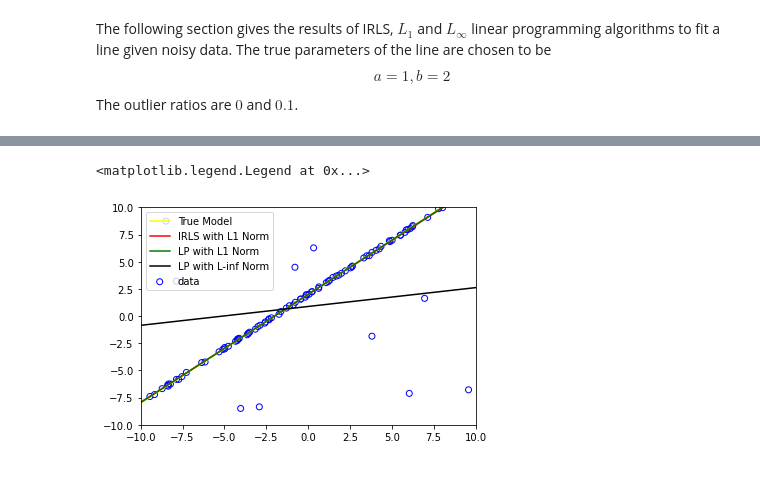
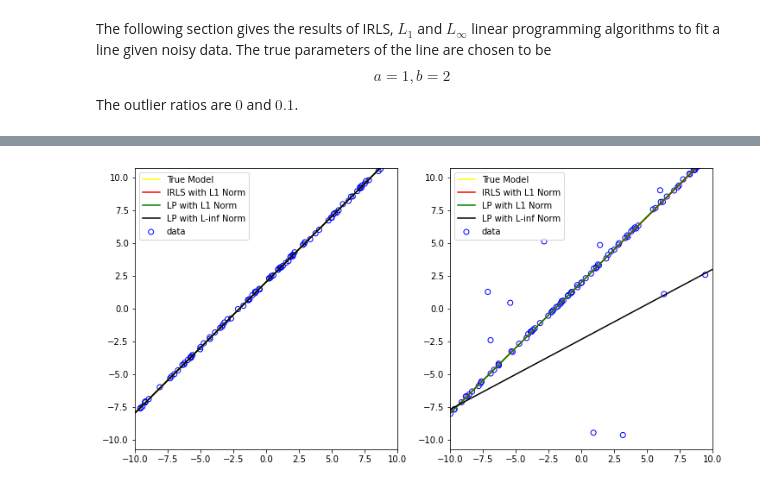
Before and after one commit to boqchen/Mathematical-Foundations-of-Computer-Graphics-and-Vision---SS21, a Jupyter notebook: MCGV_HW_1.ipynb, the cells around one changed output, grey strips where cells are left out. Saved outputs shown, nothing was run; the diff lists cells and outputs as text; code cells hidden in the pictures.

```diff
--- a/MCGV_HW_1.ipynb
+++ b/MCGV_HW_1.ipynb
@@ -658,38 +661,49 @@ def linear_program(data=None, norm=None):
 # %% [markdown]
 The following section gives the results of IRLS, $L_1$ and $L_\infty$ linear programming algorithms to fit a line given noisy data. The true parameters of the line are chosen to be $$a=1, b=2$$ The outlier ratios are $0$ and $0.1$.
 # %%
+import warnings
+
+warnings.filterwarnings('ignore')
+
 a = 1
 b = 2
-outlier_ratio = float(input('Enter outlier ratio'))
-data = generate_line_data_points(a=a, b=b, outlier_ratio=outlier_ratio, tau=0.1, N=100)
-plt.scatter(data[0, :], data[1, :], facecolors='none', edgecolors='blue', label = 'data')
-start_1 = time.time()
-a_irls, b_irls, n, res_irls = irls_L1(data , max_iteration=100 , tolerence=0.01)
-end_1 = time.time()
-print('-------------- IRLS ---------------')
-print('IRLS:', 'a =', a_irls, 'b =', b_irls, 'residual =', res_irls, 'run time:', end_1-start_1)
-start_2 = time.time()
-a_L1, b_L1, res_L1 = linear_program(data, norm='L1')
-end_2 = time.time()
-print('-------------- L1 ---------------')
-print('L1:', 'a =', a_L1, 'b =', b_L1, 'residual =', res_L1, 'run time:', end_2-start_2 )
-start_3 = time.time()
-a_Linf, b_Linf, res_Linf = linear_program(data, norm='Linf')
-end_3 = time.time()
-print('-------------- Linf ---------------')
-print('Linf:', 'a =', a_Linf, 'b =', b_Linf, 'residual =', res_Linf, 'run time:', end_3-start_3)
-x = np.linspace(-10,10,100)
-y = a*x + b
-y_irls = a_irls*x+b_irls
-y_L1 = a_L1*x+b_L1
-y_Linf = a_Linf*x+b_Linf
-plt.xlim((-10, 10))
-plt.ylim((-10, 10))
-plt.plot(x, y, 'yellow', label='True Model')
-plt.plot(x, y_irls, 'red', label='IRLS with L1 Norm')
-plt.plot(x, y_L1, 'green', label='LP with L1 Norm')
-plt.plot(x, y_Linf, 'black', label='LP with L-inf Norm')
-plt.xlim((-10, 10))
-plt.xlim((-10, 10))
-plt.legend(loc='upper left')
+outlier_ratios = [0, 0.1]
+
+fig, axs = plt.subplots(1,2)
+fig.set_size_inches((12,6))
+
+for i in range(len(outlier_ratios)):
+  print('------------- outlier ratio is: ', outlier_ratios[i], '--------------------')
+  data = generate_line_data_points(a=a, b=b, outlier_ratio=outlier_ratios[i], tau=0.1, N=100)
+  start_1 = time.time()
+  a_irls, b_irls, n, res_irls = irls_L1(data , max_iteration=100 , tolerence=0.01)
+  end_1 = time.time()
+  print('-------------- IRLS ---------------')
+  print('IRLS:', 'a =', a_irls, 'b =', b_irls, 'residual =', res_irls, 'run time:', end_1-start_1)
+  start_2 = time.time()
+  a_L1, b_L1, res_L1 = linear_program(data, norm='L1')
+  end_2 = time.time()
+  print('-------------- L1 ---------------')
+  print('L1:', 'a =', a_L1, 'b =', b_L1, 'residual =', res_L1, 'run time:', end_2-start_2 )
+  start_3 = time.time()
+  a_Linf, b_Linf, res_Linf = linear_program(data, norm='Linf')
+  end_3 = time.time()
+  print('-------------- Linf ---------------')
+  print('Linf:', 'a =', a_Linf, 'b =', b_Linf, 'residual =', res_Linf, 'run time:', end_3-start_3)
+  x = np.linspace(-10,10,100)
+  y = a*x + b
+  y_irls = a_irls*x+b_irls
+  y_L1 = a_L1*x+b_L1
+  y_Linf = a_Linf*x+b_Linf
+
+  # plot the results
+  axs[i].scatter(data[0, :], data[1, :], facecolors='none', edgecolors='blue', label = 'data')
+  axs[i].plot(x, y, 'yellow', label='True Model')
+  axs[i].plot(x, y_irls, 'red', label='IRLS with L1 Norm')
+  axs[i].plot(x, y_L1, 'green', label='LP with L1 Norm')
+  axs[i].plot(x, y_Linf, 'black', label='LP with L-inf Norm')
+  axs[i].axis('equal')
+  axs[i].set_xlim(-10, 10)
+  axs[i].set_ylim(-10, 10)
+  axs[i].legend(loc='upper left')
 # %% [output]
@@ -704,5 +726,4 @@ Linf: a = 0.173264283961295 b = 0.8826246480466544 residual = [394.84839822] run
-<matplotlib.legend.Legend at 0x...>
-[figure, old version]
+[figure, new version]
 # %% [markdown]
 **Discussion**
 
```
Also changed, not shown: parts of 9 cells of this notebook.
